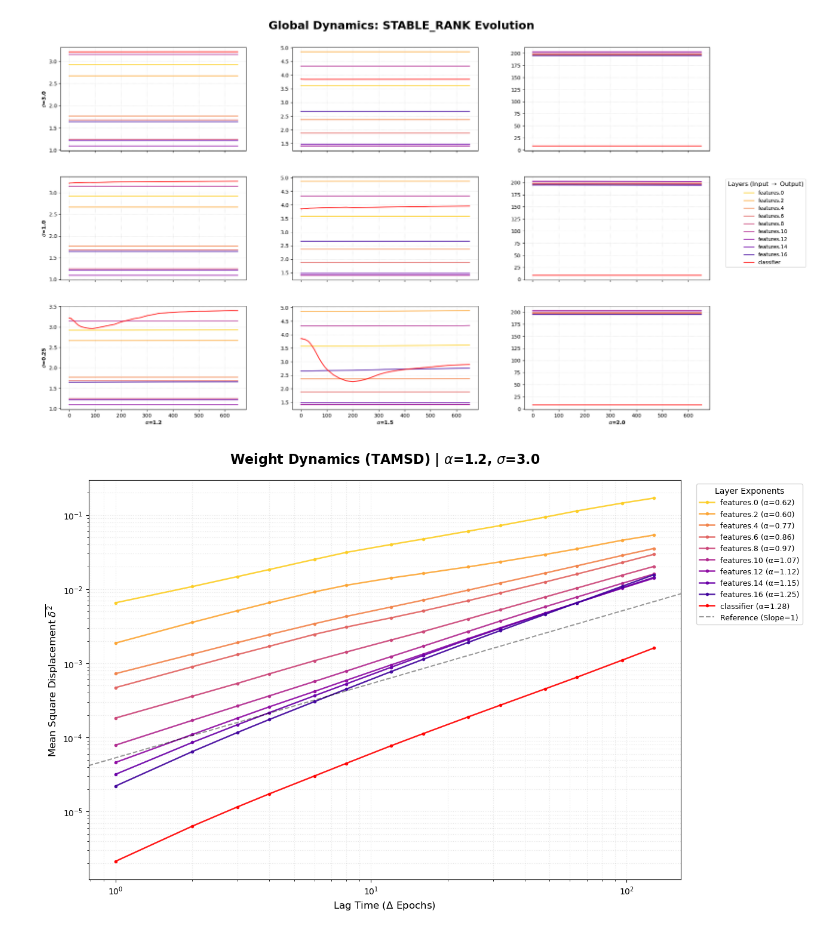
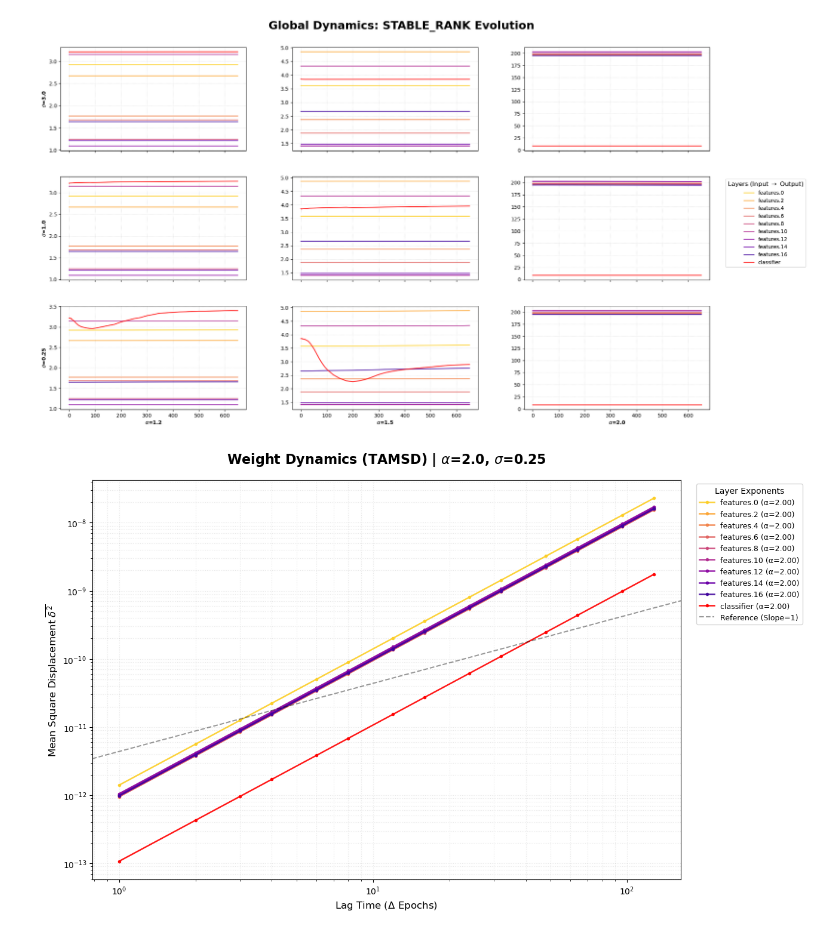
Before and after one commit to YiHaoFromEarth/ht-initialisation-dynamics, a Jupyter notebook: plots.ipynb, the cells around one changed output. Cells and saved outputs as stored; diff of their text form; code cells hidden in the pictures.

```diff
--- a/plots.ipynb
+++ b/plots.ipynb
@@ -526,32 +516,32 @@ def plot_tamsd(df, alpha_val, sigma_val, use_log_binning=False, num_bins=35, fit
     ymin, ymax = ax.get_ylim()
 
     # Calculate geometric center for the reference line anchor
     x_center = np.sqrt(xmin * xmax)
     y_center = np.sqrt(ymin * ymax)
 
     x_ref = np.logspace(np.log10(xmin), np.log10(xmax), 100)
     y_ref = y_center * (x_ref / x_center)**1  # Ideal Brownian Slope (alpha=1)
 
     ax.plot(x_ref, y_ref, color="black", linestyle="--", alpha=0.4, label="Reference (Slope=1)")
 
     # Restore limits (so reference line doesn't autoscale the plot)
     ax.set_xlim(xmin, xmax)
     ax.set_ylim(ymin, ymax)
 
     # 5. Aesthetics
     ax.set_title(f"Weight Dynamics (TAMSD) | $\\alpha$={alpha_val}, $\\sigma$={sigma_val}",
                  fontweight="bold", fontsize=16, pad=20)
     ax.set_xlabel("Lag Time ($\Delta$ Epochs)", fontsize=12)
     ax.set_ylabel("Mean Square Displacement $\overline{\delta^2}$", fontsize=12)
 
     ax.grid(True, which="both", ls=":", alpha=0.3)
     ax.legend(bbox_to_anchor=(1.02, 1), loc='upper left', title="Layer Exponents", fontsize=9)
 
     plt.tight_layout()
     plt.show()
 
 # Usage:
 tamsd_df = pd.read_csv("tamsd_metrics.csv")
-plot_tamsd(tamsd_df, alpha_val=1.2, sigma_val=3.0)
+plot_tamsd(tamsd_df, alpha_val=2.0, sigma_val=0.25)
 # %% [output]
-[figure, old version]
+[figure, new version]
```
Also changed, not shown: parts of 2 cells of this notebook, 23 other files.
